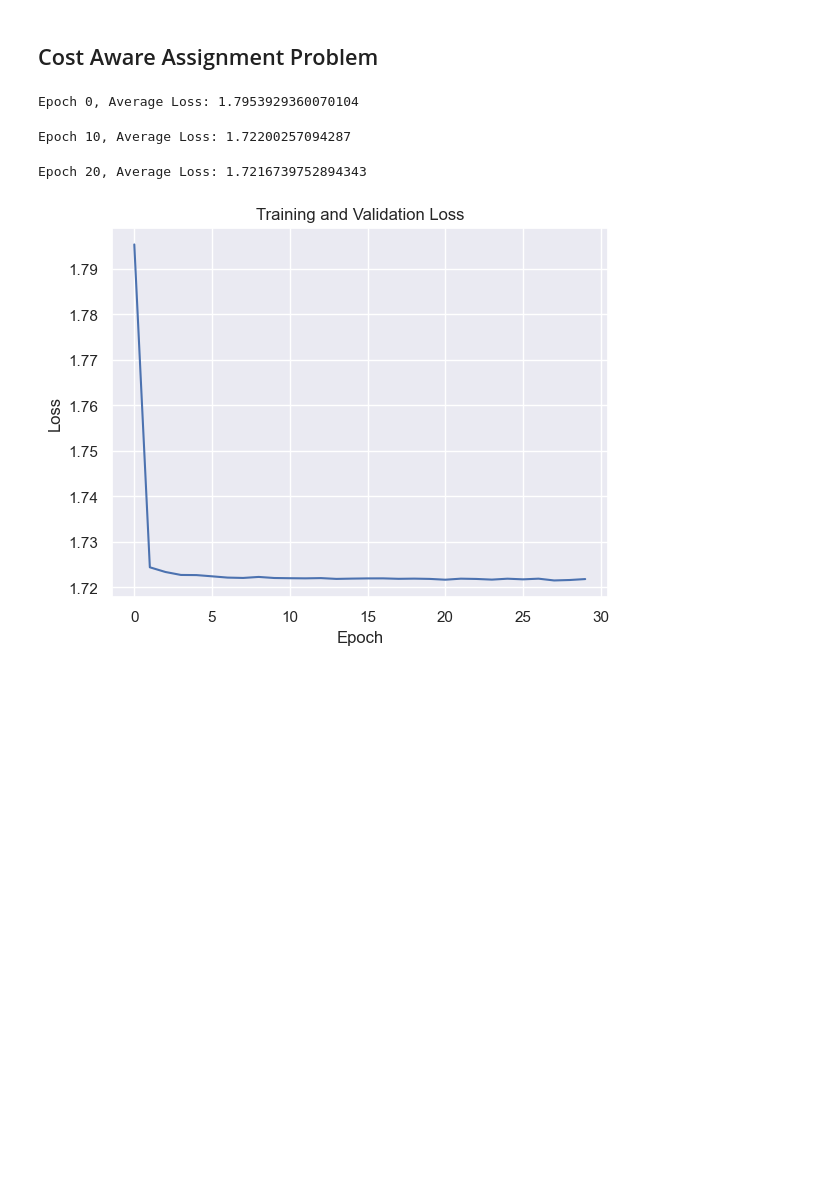
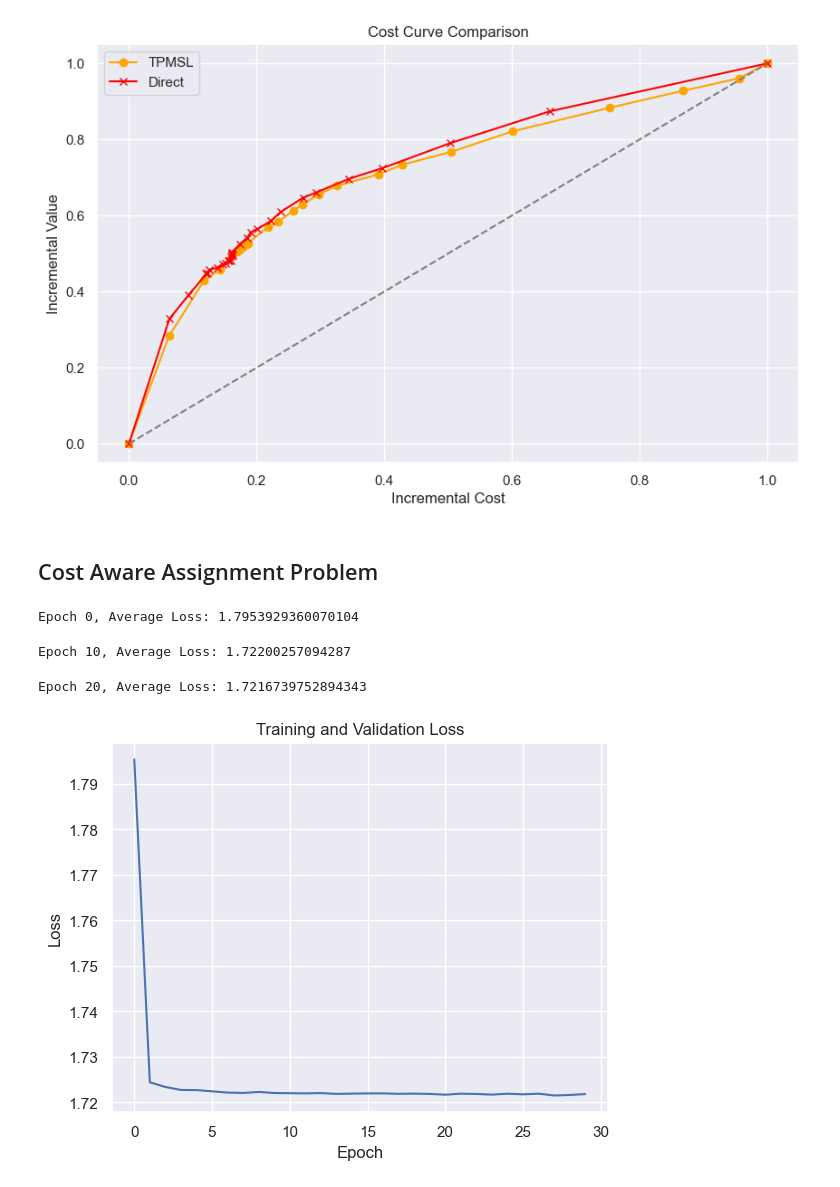
Before and after one commit to ikumadaiki/coupon, a Jupyter notebook: direting_heterogenius_causal_learning.ipynb, the cells around one changed output. Drawn from its saved outputs; the diff is of its cells as text; code cells hidden in the pictures; blank space fills up the shorter version.

```diff
--- a/direting_heterogenius_causal_learning.ipynb
+++ b/direting_heterogenius_causal_learning.ipynb
@@ -23 +23,18 @@ X_train, X_test, T_train, T_test, y_train, y_test = train_test_split(X, T, y, te
+# %%
+from sklearn.model_selection import train_test_split
+
+X = df.drop(['treatment', 'exposure', 'visit', 'conversion'], axis=1)
+X = (X - X.mean()) / X.std()
+T = df['treatment']
+y_r = df["conversion"]
+y_c = df["visit"]
+
+X_train, X_test, T_train, T_test, y_r_train, y_r_test, y_c_train, y_c_test = train_test_split(
+    X, T, y_r, y_c, train_size=0.7, random_state=42, stratify=T
+)
+
+# インデックスをリセット
+T_test = T_test.reset_index(drop=True)
+y_r_test = y_r_test.reset_index(drop=True)
+y_c_test = y_c_test.reset_index(drop=True)
 # %%
@@ -135,0 +70,2 @@ array([0., 0., 0., ..., 0., 0., 0.])
+# %%
+roi_direct = get_roi_direct()
@@ -135,0 +90,41 @@ array([0., 0., 0., ..., 0., 0., 0.])
+# %%
+def calculate_values(roi_scores):
+    sorted_indices = np.argsort(roi_scores)[::-1]
+    p_values = np.linspace(0, 1, 30)
+    incremental_costs = []
+    incremental_values = []
+
+    for p in p_values:
+        top_p_indices = sorted_indices[:int(p * len(roi_scores))]
+        treatment_indices = (T_test[top_p_indices] == 1)
+
+        # ATE (Average Treatment Effect) の計算
+        ATE_Yr = np.mean(y_r_test[top_p_indices][treatment_indices]) - np.mean(y_r_test[top_p_indices][~treatment_indices])
+        ATE_Yc = np.mean(y_c_test[top_p_indices][treatment_indices]) - np.mean(y_c_test[top_p_indices][~treatment_indices])
+
+        incremental_costs.append(ATE_Yc * np.sum(treatment_indices))
+        incremental_values.append(ATE_Yr * np.sum(treatment_indices))
+        # print(ATE_Yr , ATE_Yc,np.sum(treatment_indices))
+        incremental_costs[0] = 0
+        incremental_values[0] = 0
+
+    return incremental_costs, incremental_values
+
+incremental_costs_tpmsl, incremental_values_tpmsl = calculate_values(roi_tpmsl)
+incremental_costs_direct, incremental_values_direct = calculate_values(roi_direct)
+
+
+# 横軸と縦軸を正規化してグラフ描画
+plt.figure(figsize=(10, 6))
+plt.plot(incremental_costs_tpmsl / max(incremental_costs_tpmsl), incremental_values_tpmsl / max(incremental_values_tpmsl), marker='o', color='orange',  label='TPMSL')
+plt.plot(incremental_costs_direct / max(incremental_costs_direct), incremental_values_direct / max(incremental_values_direct), marker='x', color='red', label='Direct')
+# y = x の直線
+plt.plot([0, 1], [0, 1], linestyle='--', color='gray')
+plt.title('Cost Curve Comparison')
+plt.xlabel('Incremental Cost')
+plt.ylabel('Incremental Value')
+plt.legend()
+plt.grid(True)
+plt.show()
+# %% [output]
+[figure, added]
```
Also changed, not shown: parts of 14 cells of this notebook, 5 other files.
